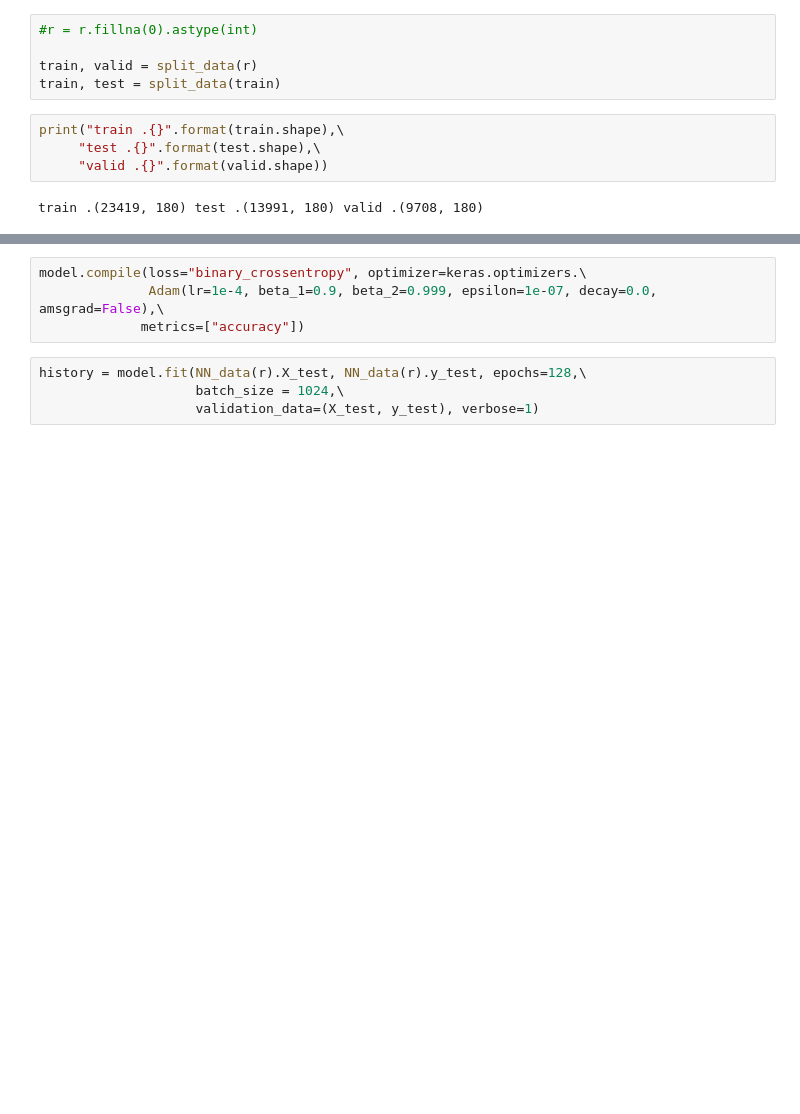
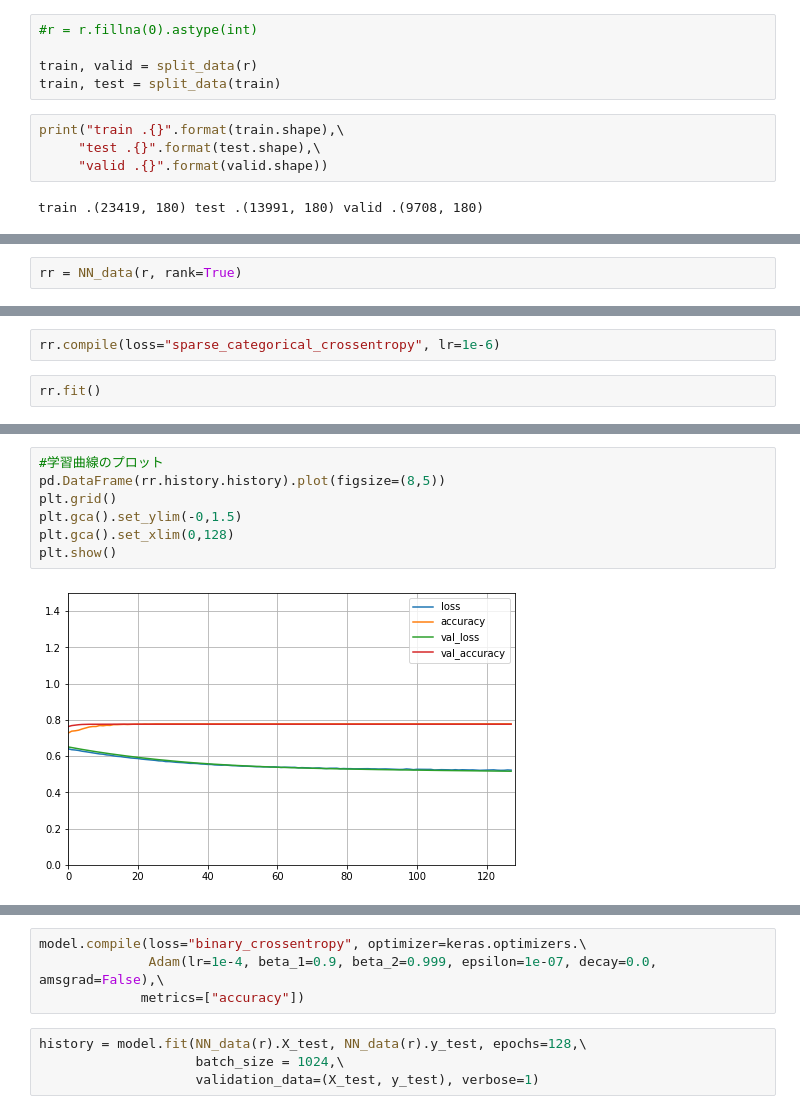
Before and after one commit to t18062/Product, a Jupyter notebook: NN.ipynb, the cells around one changed output, grey strips where cells are left out. Drawn from its saved outputs; the diff is of its cells as text; blank space fills up the shorter version.

```diff
--- a/NN.ipynb
+++ b/NN.ipynb
@@ -114,0 +198,2 @@ class NN_data():
+# %%
+rr = NN_data(r, rank=True)
@@ -114,0 +220,4 @@ class NN_data():
+# %%
+rr.compile(loss="sparse_categorical_crossentropy", lr=1e-6)
+# %%
+rr.fit()
@@ -114,0 +242,9 @@ class NN_data():
+# %%
+#学習曲線のプロット
+pd.DataFrame(rr.history.history).plot(figsize=(8,5))
+plt.grid()
+plt.gca().set_ylim(-0,1.5)
+plt.gca().set_xlim(0,128)
+plt.show()
+# %% [output]
+[figure, added]
```
Also changed, not shown: parts of 15 cells of this notebook.
